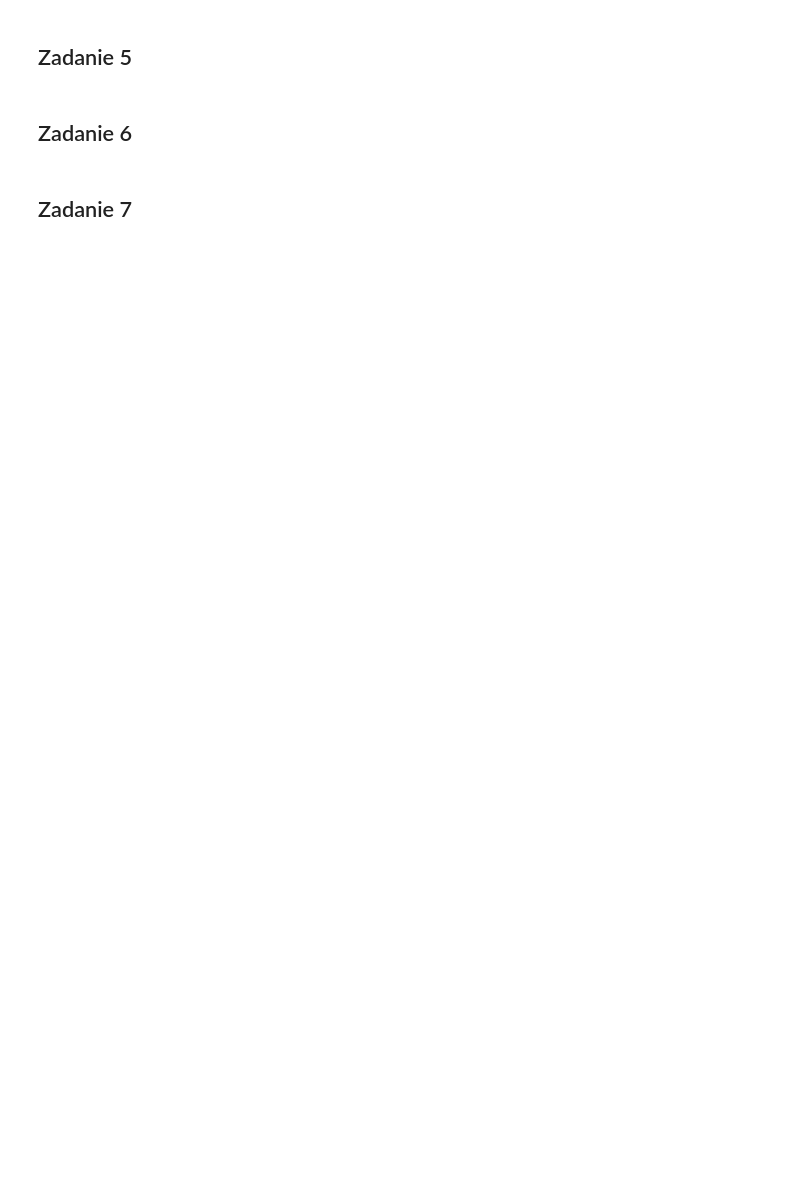
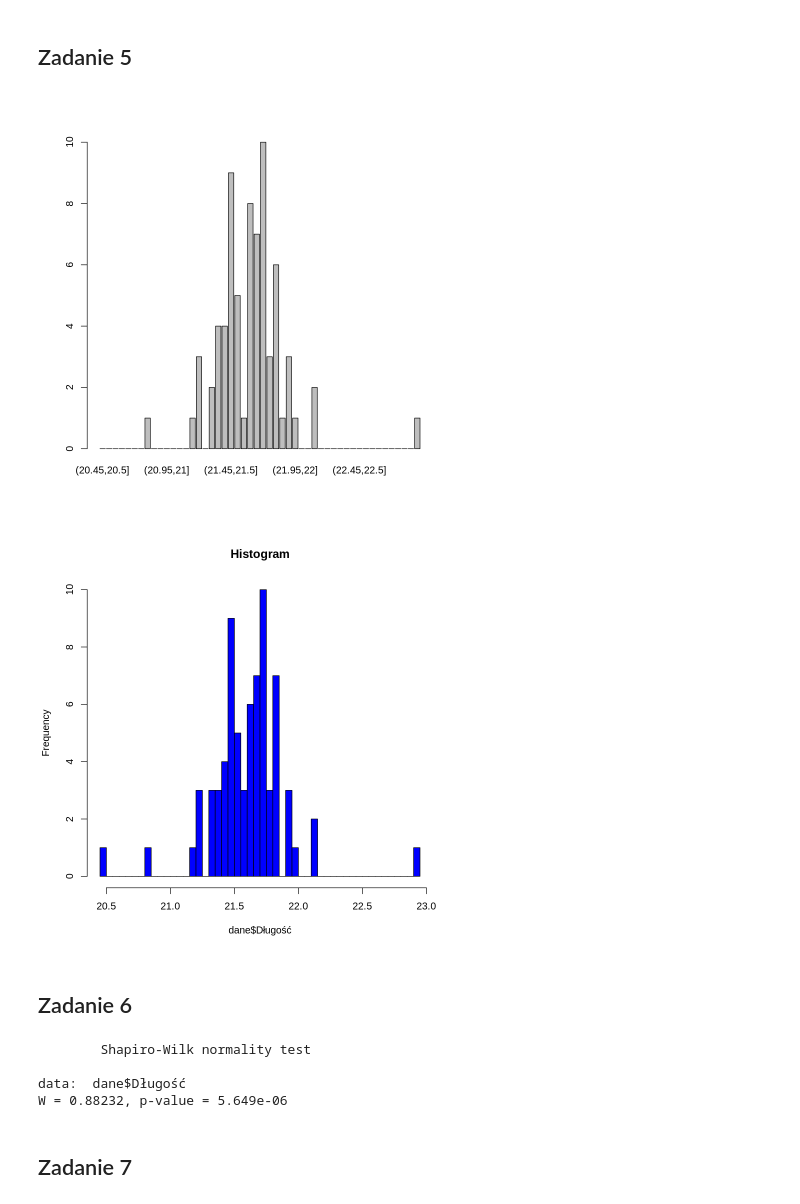
Before and after one commit to oskarpasko/StatOpR, a Jupyter notebook: Projekt.ipynb, the cells around one changed output. Saved outputs shown, nothing was run; the diff lists cells and outputs as text; code cells hidden in the pictures; blank space fills up the shorter version.

```diff
--- a/Projekt.ipynb
+++ b/Projekt.ipynb
@@ -45,7 +45,7 @@ odchylenie_standardowe
 # %%
 k <- 50
 h <- rozstep/50
-szer_rozdz <- cut(dane$wartosc_pomiaru, breaks =
-  seq(min(dane$wartosc_pomiaru), max(dane$wartosc_pomiaru), by = (max(dane$wartosc_pomiaru) - min(dane$wartosc_pomiaru))/k))
+szer_rozdz <- cut(dane$`Długość`, breaks =
+  seq(min(dane$`Długość`), max(dane$`Długość`), by = (max(dane$`Długość`) - min(dane$`Długość`))/k))
 # %%
 szer_rozdz
@@ -59,10 +96,18 @@ licznosci_klas
 ## Zadanie 5
 # %%
 barplot(licznosci_klas)
-hist(dane$wartosc_pomiaru, breaks = k, col = "gray", main = "Histogram")
+hist(dane$`Długość`, breaks = k, col = "blue", main = "Histogram")
+# %% [output]
+[figure, added]
+[figure, added]
 # %% [markdown]
 ## Zadanie 6
 # %%
-shapiro.test(dane$wartosc_pomiaru)
+shapiro.test(dane$`Długość`)
+# %% [output]
+        Shapiro-Wilk normality test
+
+data:  dane$Długość
+W = 0.88232, p-value = 5.649e-06
 # %% [markdown]
 ## Zadanie 7
```
Also changed, not shown: parts of 6 cells of this notebook.
